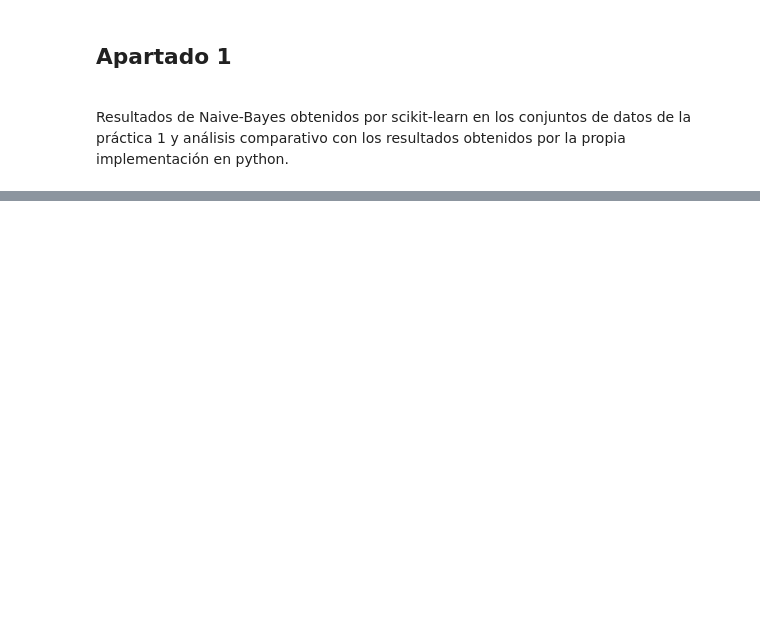
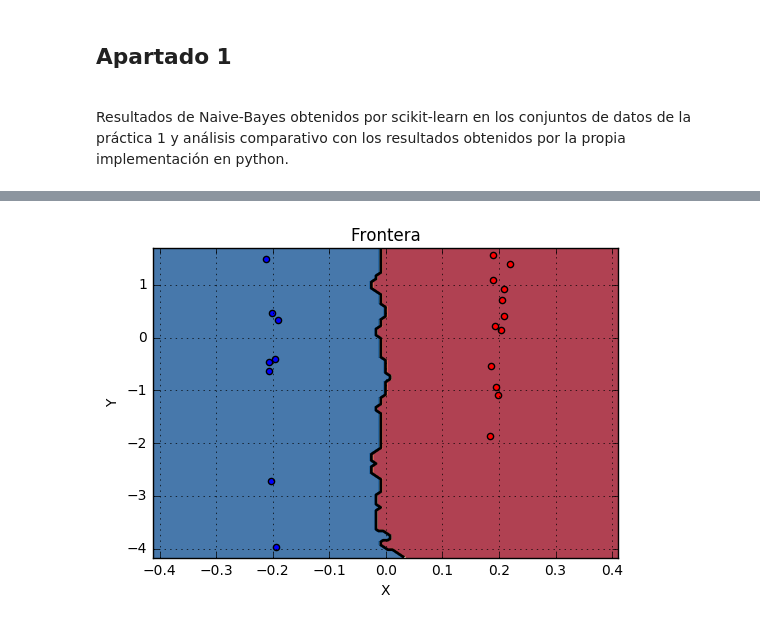
Before and after one commit to SanzCeb/faa, a Jupyter notebook: p2/memoria.ipynb, the cells around one changed output, grey strips where cells are left out. Cells and saved outputs as stored; diff of their text form; code cells hidden in the pictures; blank space fills up the shorter version.

```diff
--- a/p2/memoria.ipynb
+++ b/p2/memoria.ipynb
@@ -62,0 +132,4 @@ Es importante realizar un análisis de los resultados del algoritmo de regresió
+# %%
+graficar_frontera(example4,vecinos)
+# %% [output]
+[figure, added]
```
Also changed, not shown: parts of 12 cells of this notebook, 6 other files.
